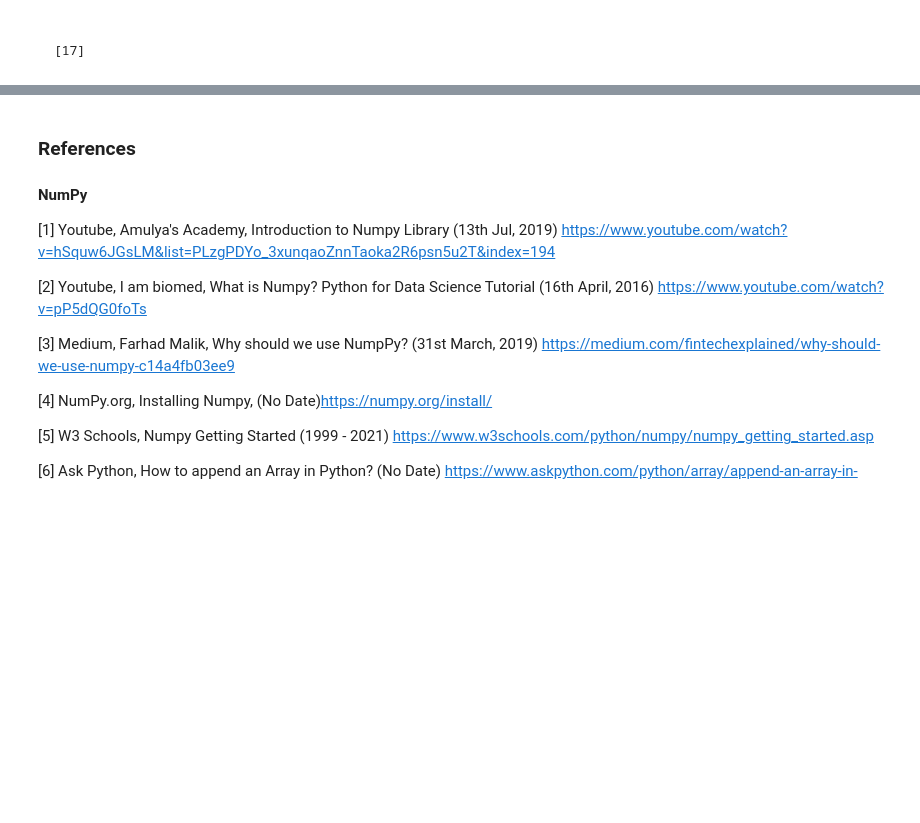
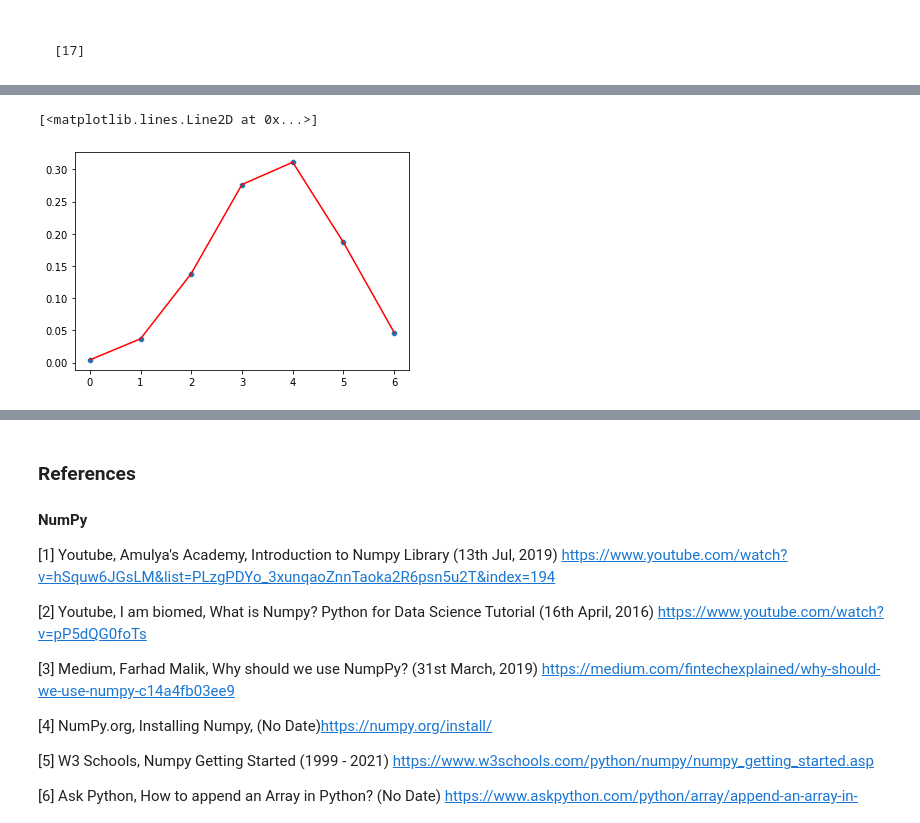
Before and after one commit to VCurry20/PDANumpy, a Jupyter notebook: Numpy.ipynb, the cells around one changed output, grey strips where cells are left out. Cells and saved outputs as stored; diff of their text form; code cells hidden in the pictures; blank space fills up the shorter version.

```diff
--- a/Numpy.ipynb
+++ b/Numpy.ipynb
@@ -921,0 +994,28 @@ These distributions are used when there is a limited number of outcomes availabl
+# %%
+# tossing a coin - probibility of getting head for each throw   [27] [29]
+
+from scipy.stats import binom      # import binom               [28]
+
+n = 6      # number of throws
+p = 0.6    # probability of any one face being choosen -> 1 - 6
+
+r_values = np.arange(n + 1)                  # define an array of possible values -> 1 - 6
+
+# obtaining the mean and variance
+mean, var = binom.stats(n, p)                    # stats = n p
+
+# pmf values - Probability mass function (pmf(k,n,p, loc=0))
+# here we are setting a variable called Dist
+# find the probability of success for each of the values in the range using PMF
+dist = [binom.pmf(r, n, p) for r in r_values ]    # run PMF on each of the values -> 1-6
+
+
+# printing the table
+print("r\tp(r)")
+for i in range(n + 1):
+        print(str(r_values[i]) + "\t" + str(dist[i]))
+
+
+# printing mean and variance
+print("The mean of these rolls is: "+str(mean))
+print("The variance between rolls is: "+str(var))
@@ -921,0 +1033,8 @@ These distributions are used when there is a limited number of outcomes availabl
+# %%
+x = r_values
+y = dist
+sns.scatterplot(x=x, y=y)
+plt.plot(x , y, color='r')
+# %% [output]
+[<matplotlib.lines.Line2D at 0x...>]
+[figure, added]
```
Also changed, not shown: parts of 57 cells of this notebook, 1 other file.
